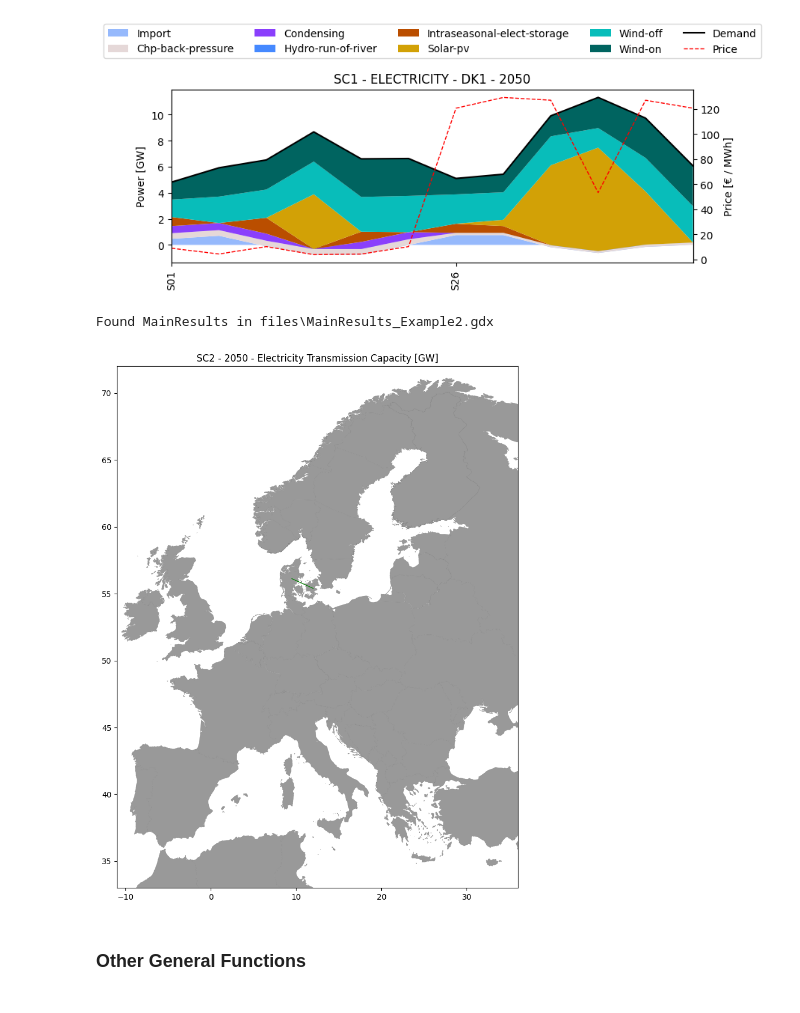
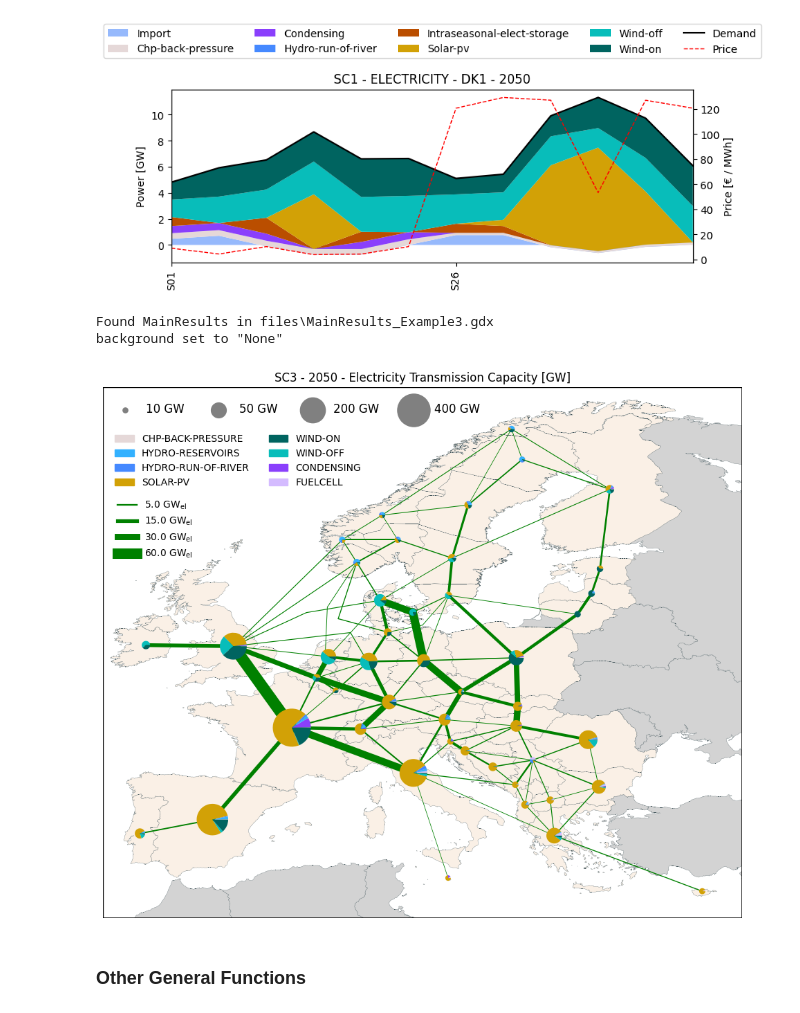
Before and after one commit to balmorelcommunity/pybalmorel, a Jupyter notebook: examples/PostProcessing.ipynb, the cells around one changed output. Saved outputs shown, nothing was run; the diff lists cells and outputs as text; code cells hidden in the pictures.

```diff
--- a/examples/PostProcessing.ipynb
+++ b/examples/PostProcessing.ipynb
@@ -50,7 +50,7 @@ c:\Users\mberos\gitRepos\pybalmorel\examples\files\MainResults_Example1.gdx
 252 rows × 11 columns
 # %%
 ### 1.1.2 Loading several scenarios
-res = MainResults(files=['MainResults_Example1.gdx', 'MainResults_Example2.gdx'], paths='files', scenario_names=['SC1', 'SC2'])
+res = MainResults(files=['MainResults_Example1.gdx', 'MainResults_Example2.gdx', 'MainResults_Example3.gdx'], paths='files', scenario_names=['SC1', 'SC2', 'SC3'])
 
 res.get_result('G_CAP_YCRAF')
 # %% [output]
@@ -80,10 +94,11 @@ fig, ax = res.plot_profile(scenario='SC1', year=2050, commodity='Electricity', c
 [figure]
 # %%
 ### 1.1.5 Plotting map of transmission capacity
-fig, ax = res.plot_map('SC2', 'Electricity', 2050)
+fig, ax = res.plot_map(scenario='SC3', year=2050, commodity='Electricity', lines='Capacity', generation='Capacity')
 # %% [output]
-Found MainResults in files\MainResults_Example2.gdx
+Found MainResults in files\MainResults_Example3.gdx
+background set to "None"
-[figure, old version]
+[figure, new version]
 # %% [markdown]
 ### Other General Functions
 # %%
```
Also changed, not shown: parts of 3 cells of this notebook, 7 other files.
